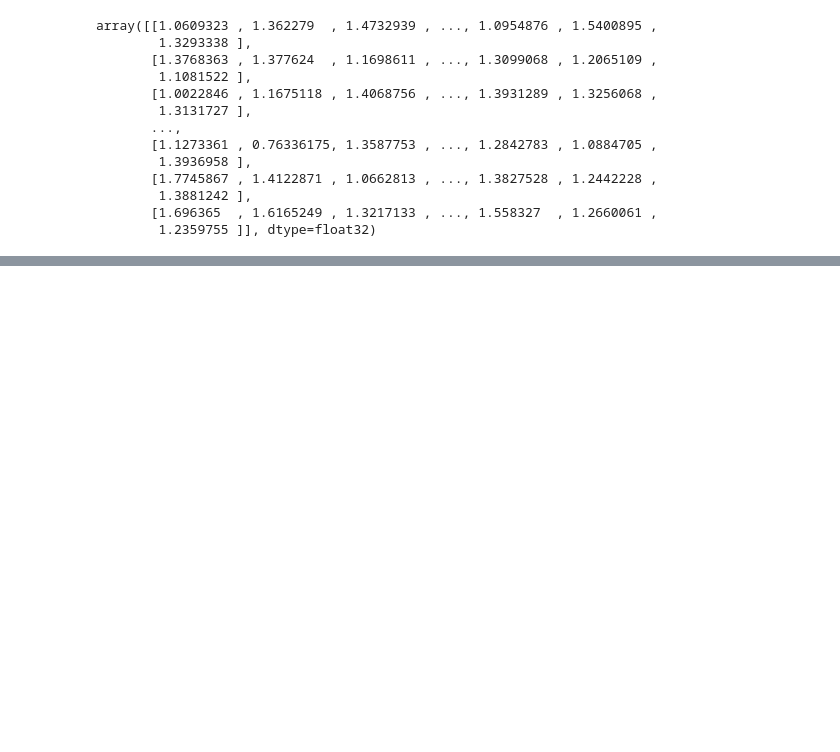
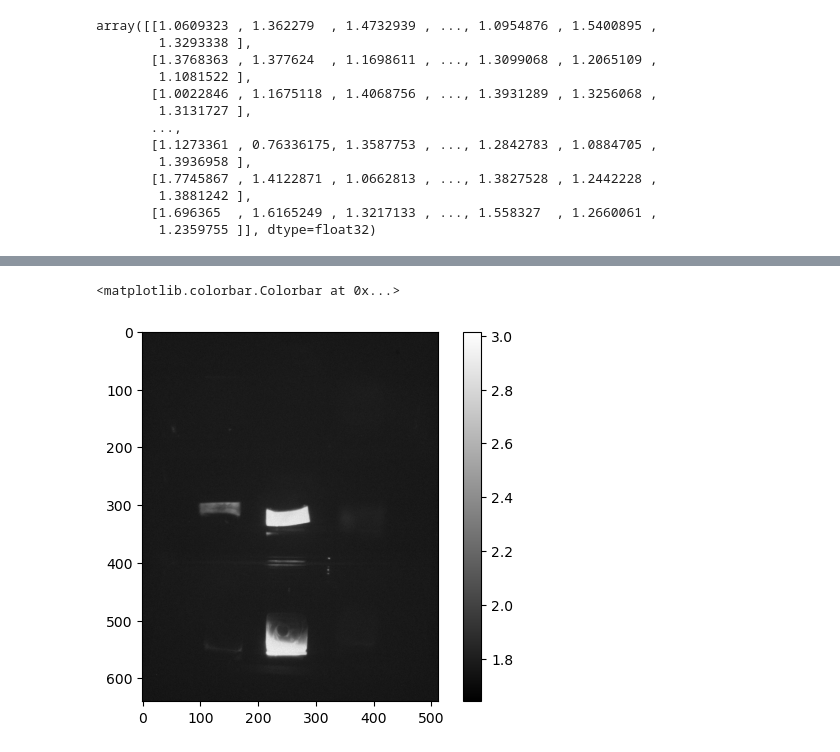
Before and after one commit to amishp42/SWIR_HDR, a Jupyter notebook: notebooks/240627_HDR_fullbitwidth/240614_HDR_fullbitwidth.ipynb, the cells around one changed output, grey strips where cells are left out. Drawn from its saved outputs; the diff is of its cells as text; code cells hidden in the pictures; blank space fills up the shorter version.

```diff
--- a/notebooks/240627_HDR_fullbitwidth/240614_HDR_fullbitwidth.ipynb
+++ b/notebooks/240627_HDR_fullbitwidth/240614_HDR_fullbitwidth.ipynb
@@ -482,0 +501,10 @@ plt.imshow(HDRimage, cmap='gray')
+# %%
+HDRimagelog = np.log(np.float32(HDRimage))
+plt.figure
+plt.imshow(HDRimagelog, cmap='gray')
+
+plt.clim(HDRimagelog.min(), HDRimagelog.max())
+plt.colorbar()
+# %% [output]
+<matplotlib.colorbar.Colorbar at 0x...>
+[figure, added]
```
Also changed, not shown: parts of 2 cells of this notebook, 5 other files.
